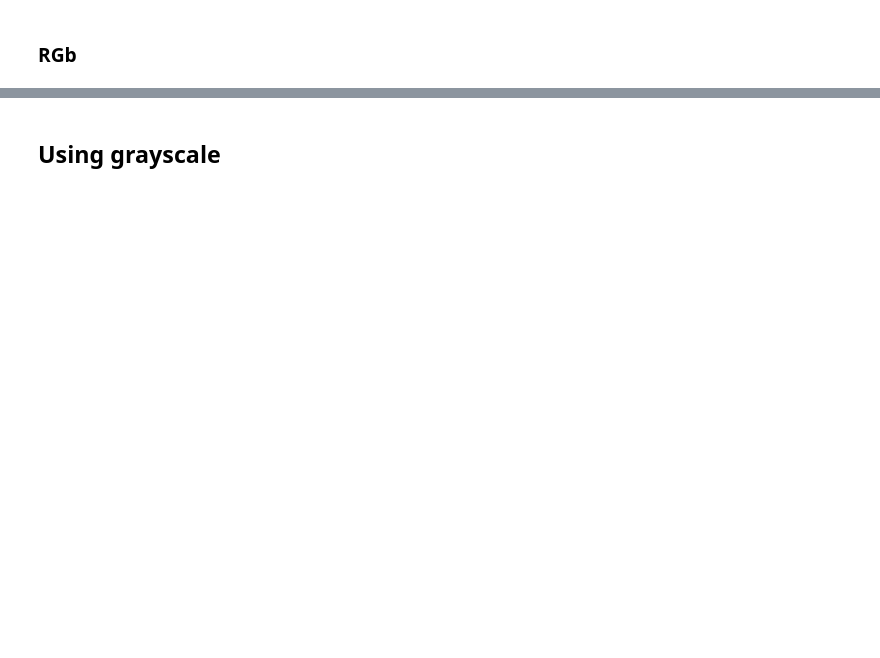
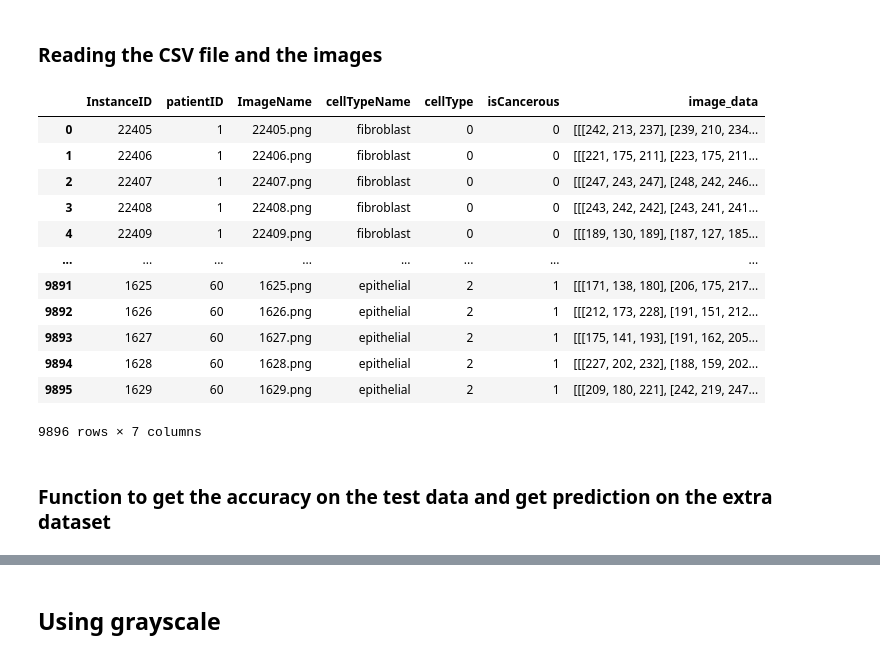
Before and after one commit to SumethD/cancerCell_Image_classification-Model, a Jupyter notebook: Image classification.ipynb, the cells around one changed output, grey strips where cells are left out. Saved outputs shown, nothing was run; the diff lists cells and outputs as text; code cells hidden in the pictures; blank space fills up the shorter version.

```diff
--- a/Image classification.ipynb
+++ b/Image classification.ipynb
@@ -37,2 +0,0 @@
-# %% [markdown]
-### RGb
@@ -38,0 +18,38 @@
+# %% [markdown]
+### Reading the CSV file and the images
+# %%
+# Read the CSV file and create a dataframe
+main_csv_file = "data_labels_mainData.csv"
+extra_csv_file ="data_labels_extraData.csv"
+data = pd.read_csv(main_csv_file)
+extra_data = pd.read_csv(extra_csv_file)
+# Read the images from the directory and convert them to arrays
+image_dir = "patch_images"
+image_arrays = []
+for image_name in data["ImageName"]:
+    img = cv2.imread(os.path.join(image_dir, image_name))
+    img = cv2.cvtColor(img, cv2.COLOR_BGR2RGB)
+    img = cv2.resize(img, (32, 32))
+    image_arrays.append(img)
+image_arrays = np.array(image_arrays)
+
+#Merge the image arrays with the CSV dataframe
+data["image_data"] = list(image_arrays)
+# data = data.drop("ImageName", axis=1)
+data
+# %% [output]
+|  | InstanceID | patientID | ImageName | cellTypeName | cellType | isCancerous | image_data |
+| 0 | 22405 | 1 | 22405.png | fibroblast | 0 | 0 | [[[242, 213, 237], [239, 210, 234... |
+| 1 | 22406 | 1 | 22406.png | fibroblast | 0 | 0 | [[[221, 175, 211], [223, 175, 211... |
+| 2 | 22407 | 1 | 22407.png | fibroblast | 0 | 0 | [[[247, 243, 247], [248, 242, 246... |
+| 3 | 22408 | 1 | 22408.png | fibroblast | 0 | 0 | [[[243, 242, 242], [243, 241, 241... |
+| 4 | 22409 | 1 | 22409.png | fibroblast | 0 | 0 | [[[189, 130, 189], [187, 127, 185... |
+| ... | ... | ... | ... | ... | ... | ... | ... |
+| 9891 | 1625 | 60 | 1625.png | epithelial | 2 | 1 | [[[171, 138, 180], [206, 175, 217... |
+| 9892 | 1626 | 60 | 1626.png | epithelial | 2 | 1 | [[[212, 173, 228], [191, 151, 212... |
+| 9893 | 1627 | 60 | 1627.png | epithelial | 2 | 1 | [[[175, 141, 193], [191, 162, 205... |
+| 9894 | 1628 | 60 | 1628.png | epithelial | 2 | 1 | [[[227, 202, 232], [188, 159, 202... |
+| 9895 | 1629 | 60 | 1629.png | epithelial | 2 | 1 | [[[209, 180, 221], [242, 219, 247... |
+9896 rows × 7 columns
+# %% [markdown]
+### Function to get the accuracy on the test data and get prediction on the extra dataset
```
Also changed, not shown: parts of 30 cells of this notebook.
